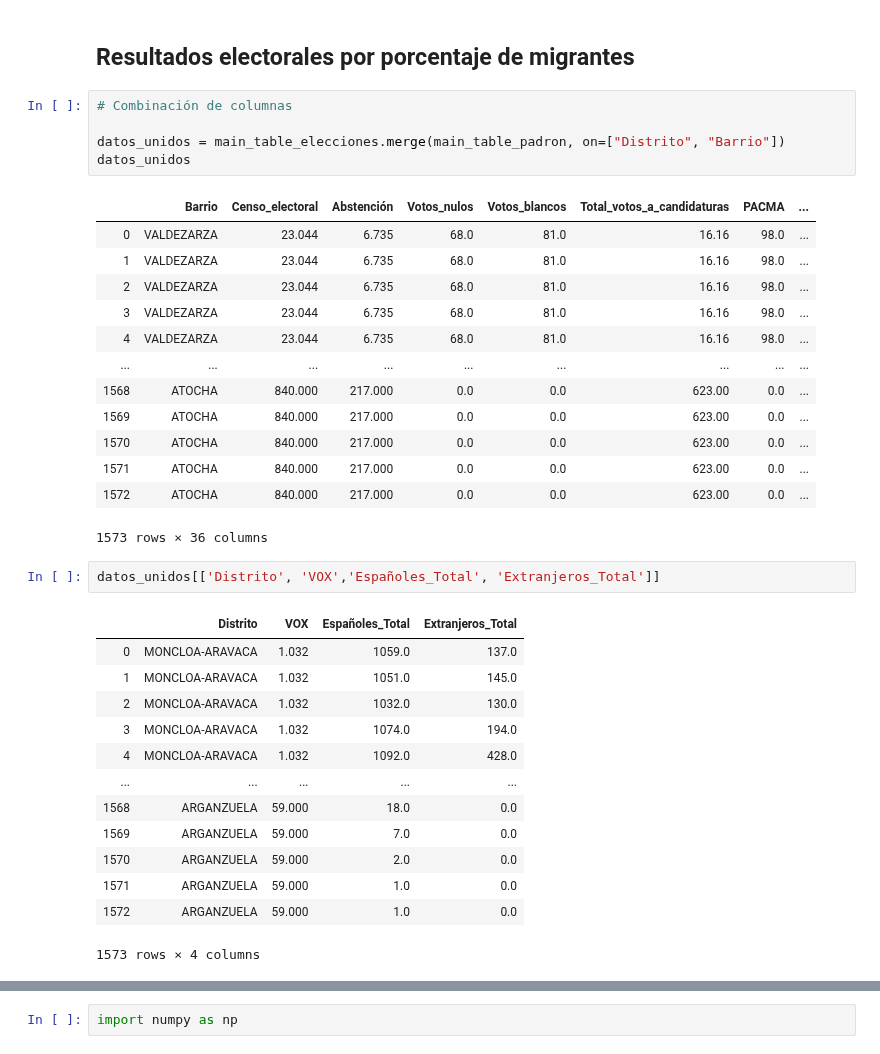
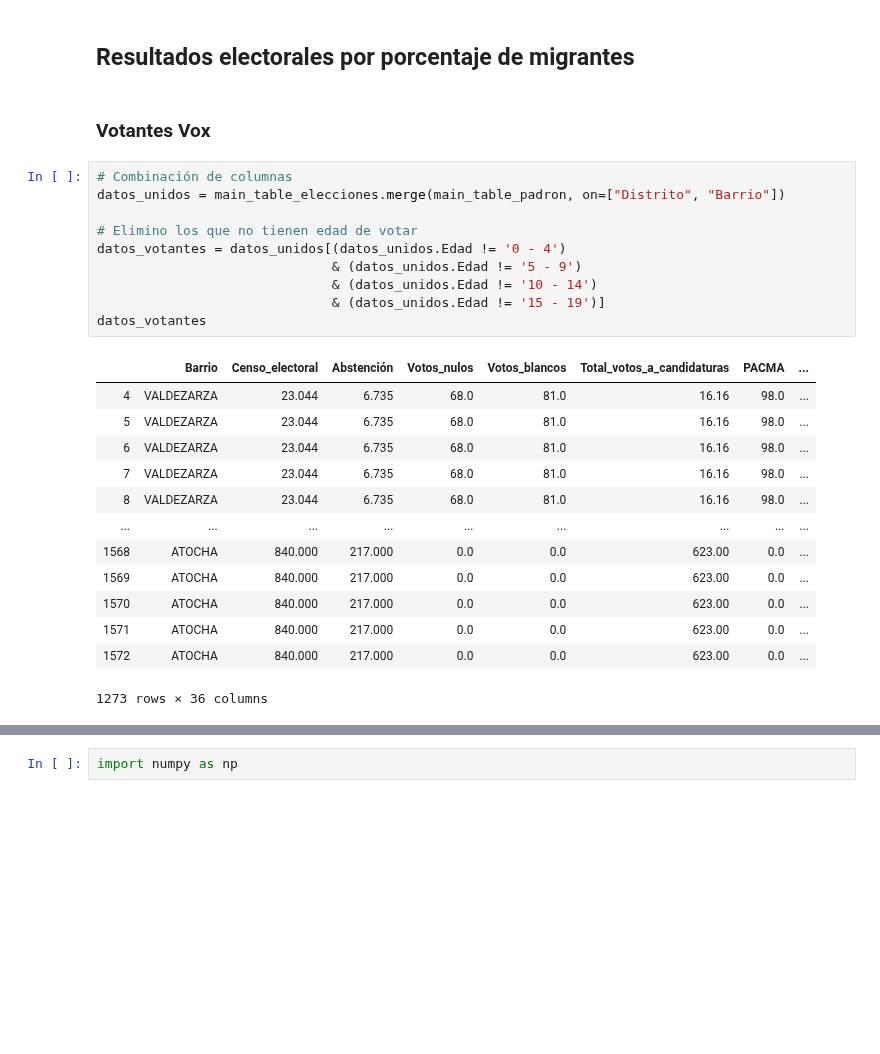
Before and after one commit to InmaLatorre/G3_ProyectoPython, a Jupyter notebook: main_Inma.ipynb, the cells around one changed output, grey strips where cells are left out. Drawn from its saved outputs; the diff is of its cells as text; blank space fills up the shorter version.

```diff
--- a/main_Inma.ipynb
+++ b/main_Inma.ipynb
@@ -87,38 +87,29 @@ main_table_padron.head(50)
 | 49 | 35 - 39 | 409.0 | 338.0 | 747.0 | 209.0 | ... |
 # %% [markdown]
 ## Resultados electorales por porcentaje de migrantes
+# %% [markdown]
+### Votantes Vox
 # %%
 # Combinación de columnas
+datos_unidos = main_table_elecciones.merge(main_table_padron, on=["Distrito", "Barrio"])
 
-datos_unidos = main_table_elecciones.merge(main_table_padron, on=["Distrito", "Barrio"])
-datos_unidos
+# Elimino los que no tienen edad de votar
+datos_votantes = datos_unidos[(datos_unidos.Edad != '0 - 4')
+                              & (datos_unidos.Edad != '5 - 9')
+                              & (datos_unidos.Edad != '10 - 14')
+                              & (datos_unidos.Edad != '15 - 19')]
+datos_votantes
 # %% [output]
 |  | Barrio | Censo_electoral | Abstención | Votos_nulos | Votos_blancos | Total_votos_a_candidaturas | PACMA | ... |
-| 0 | VALDEZARZA | 23.044 | 6.735 | 68.0 | 81.0 | 16.16 | 98.0 | ... |
-| 1 | VALDEZARZA | 23.044 | 6.735 | 68.0 | 81.0 | 16.16 | 98.0 | ... |
-| 2 | VALDEZARZA | 23.044 | 6.735 | 68.0 | 81.0 | 16.16 | 98.0 | ... |
-| 3 | VALDEZARZA | 23.044 | 6.735 | 68.0 | 81.0 | 16.16 | 98.0 | ... |
 | 4 | VALDEZARZA | 23.044 | 6.735 | 68.0 | 81.0 | 16.16 | 98.0 | ... |
+| 5 | VALDEZARZA | 23.044 | 6.735 | 68.0 | 81.0 | 16.16 | 98.0 | ... |
+| 6 | VALDEZARZA | 23.044 | 6.735 | 68.0 | 81.0 | 16.16 | 98.0 | ... |
+| 7 | VALDEZARZA | 23.044 | 6.735 | 68.0 | 81.0 | 16.16 | 98.0 | ... |
+| 8 | VALDEZARZA | 23.044 | 6.735 | 68.0 | 81.0 | 16.16 | 98.0 | ... |
 | ... | ... | ... | ... | ... | ... | ... | ... | ... |
 | 1568 | ATOCHA | 840.000 | 217.000 | 0.0 | 0.0 | 623.00 | 0.0 | ... |
 | 1569 | ATOCHA | 840.000 | 217.000 | 0.0 | 0.0 | 623.00 | 0.0 | ... |
 | 1570 | ATOCHA | 840.000 | 217.000 | 0.0 | 0.0 | 623.00 | 0.0 | ... |
 | 1571 | ATOCHA | 840.000 | 217.000 | 0.0 | 0.0 | 623.00 | 0.0 | ... |
 | 1572 | ATOCHA | 840.000 | 217.000 | 0.0 | 0.0 | 623.00 | 0.0 | ... |
-1573 rows × 36 columns
+1273 rows × 36 columns
-# %%
-datos_unidos[['Distrito', 'VOX','Españoles_Total', 'Extranjeros_Total']]
-# %% [output]
-|  | Distrito | VOX | Españoles_Total | Extranjeros_Total |
-| 0 | MONCLOA-ARAVACA | 1.032 | 1059.0 | 137.0 |
-| 1 | MONCLOA-ARAVACA | 1.032 | 1051.0 | 145.0 |
-| 2 | MONCLOA-ARAVACA | 1.032 | 1032.0 | 130.0 |
-| 3 | MONCLOA-ARAVACA | 1.032 | 1074.0 | 194.0 |
-| 4 | MONCLOA-ARAVACA | 1.032 | 1092.0 | 428.0 |
-| ... | ... | ... | ... | ... |
-| 1568 | ARGANZUELA | 59.000 | 18.0 | 0.0 |
-| 1569 | ARGANZUELA | 59.000 | 7.0 | 0.0 |
-| 1570 | ARGANZUELA | 59.000 | 2.0 | 0.0 |
-| 1571 | ARGANZUELA | 59.000 | 1.0 | 0.0 |
-| 1572 | ARGANZUELA | 59.000 | 1.0 | 0.0 |
-1573 rows × 4 columns
```
Also changed, not shown: parts of 4 cells of this notebook.
